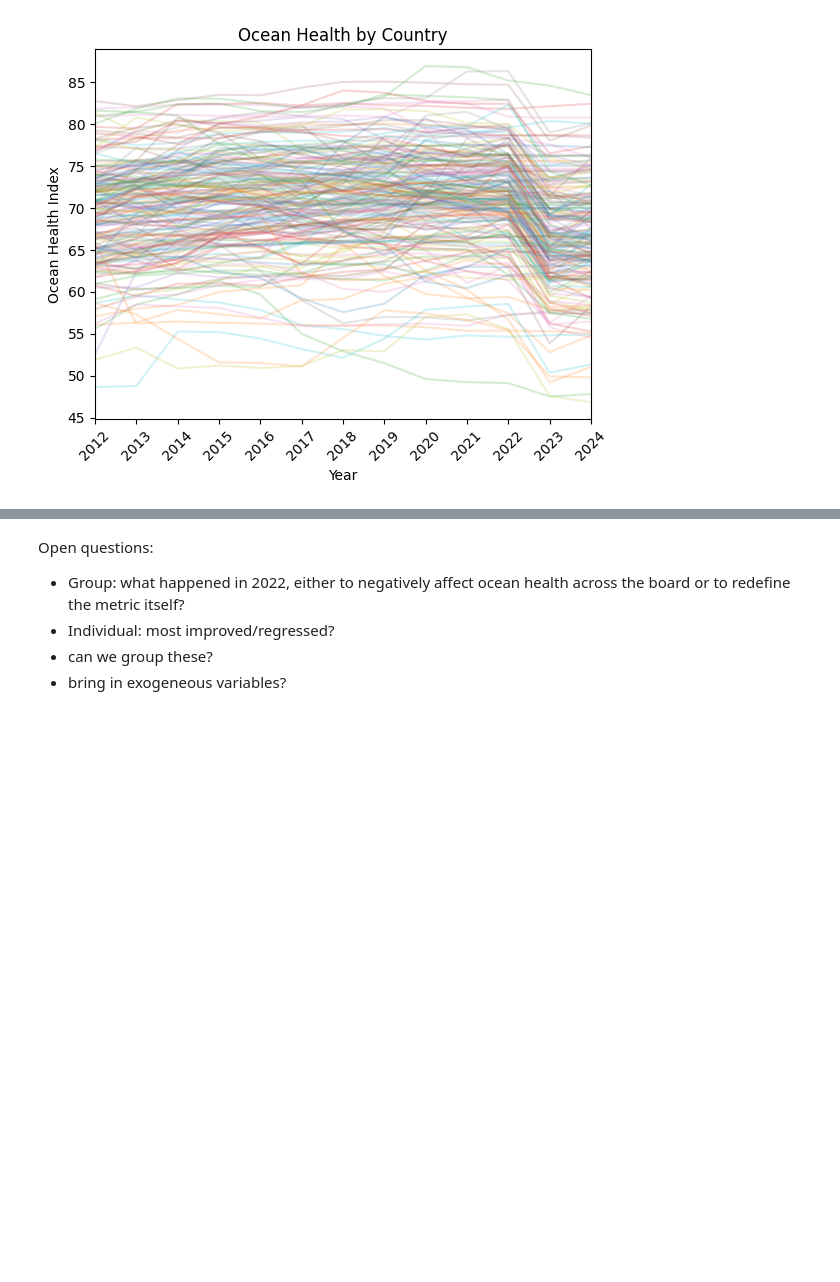
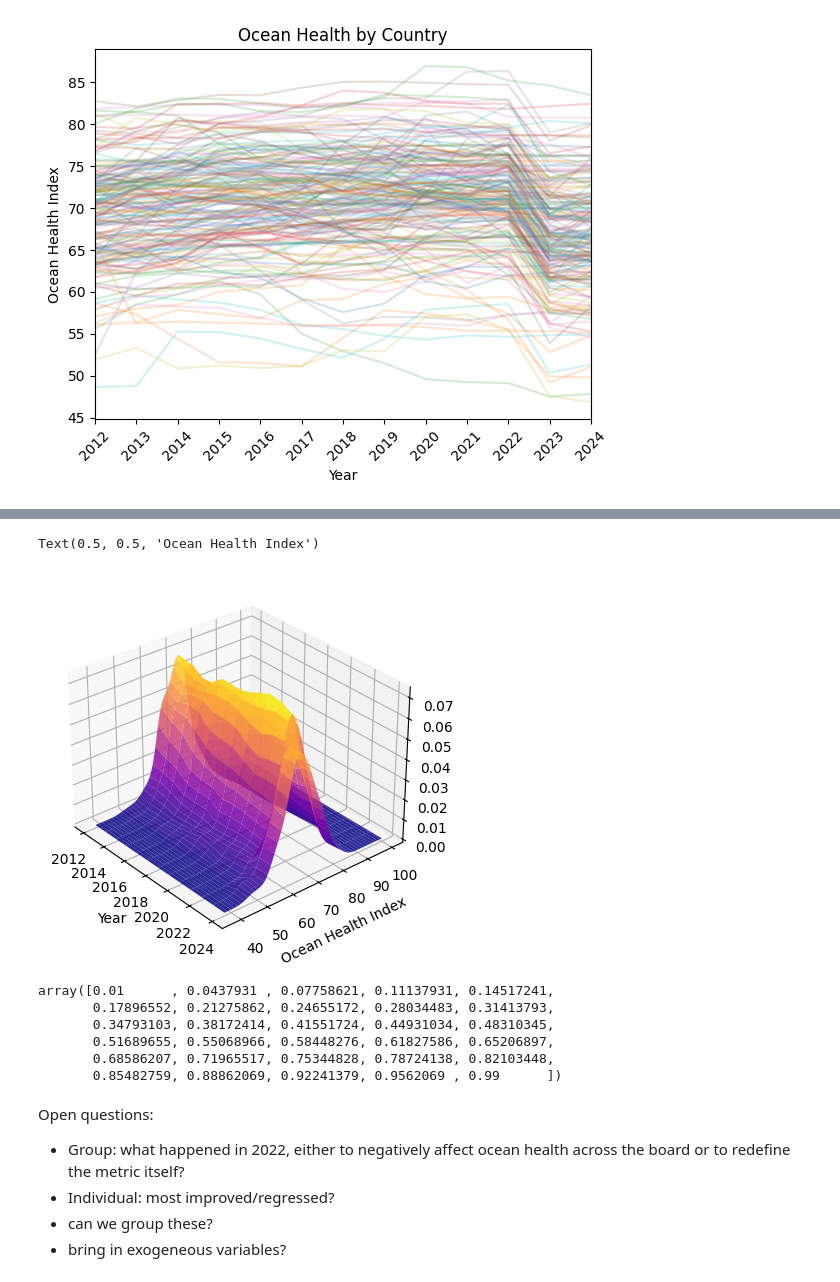
Before and after one commit to MartenThompson/ocean_health, a Jupyter notebook: code/eda.ipynb, the cells around one changed output, grey strips where cells are left out. Cells and saved outputs as stored; diff of their text form; code cells hidden in the pictures; blank space fills up the shorter version.

```diff
--- a/code/eda.ipynb
+++ b/code/eda.ipynb
@@ -101,3 +156,22 @@ Text(0.5, 0.5, 'Ocean Health Index')
+# %%
+fig = plt.figure()
+ax = plt.axes(projection='3d')
+ax.plot_surface(X, Y, Z, cmap='plasma', alpha=0.85)
+ax.view_init(elev=30, azim=320)
+ax.set_xlabel('Year')
+ax.set_ylabel('Ocean Health Index')
+# %% [output]
+Text(0.5, 0.5, 'Ocean Health Index')
+[figure, added]
+# %%
+np.linspace(1e-2, 1-1e-2, 30)
+# %% [output]
+array([0.01      , 0.0437931 , 0.07758621, 0.11137931, 0.14517241,
+       0.17896552, 0.21275862, 0.24655172, 0.28034483, 0.31413793,
+       0.34793103, 0.38172414, 0.41551724, 0.44931034, 0.48310345,
+       0.51689655, 0.55068966, 0.58448276, 0.61827586, 0.65206897,
+       0.68586207, 0.71965517, 0.75344828, 0.78724138, 0.82103448,
+       0.85482759, 0.88862069, 0.92241379, 0.9562069 , 0.99      ])
 # %% [markdown]
 Open questions:
 
```
Also changed, not shown: parts of 3 cells of this notebook.
